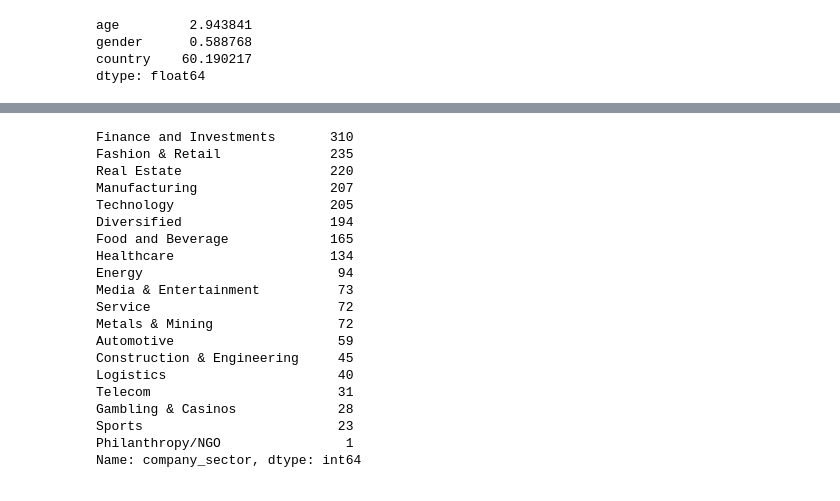
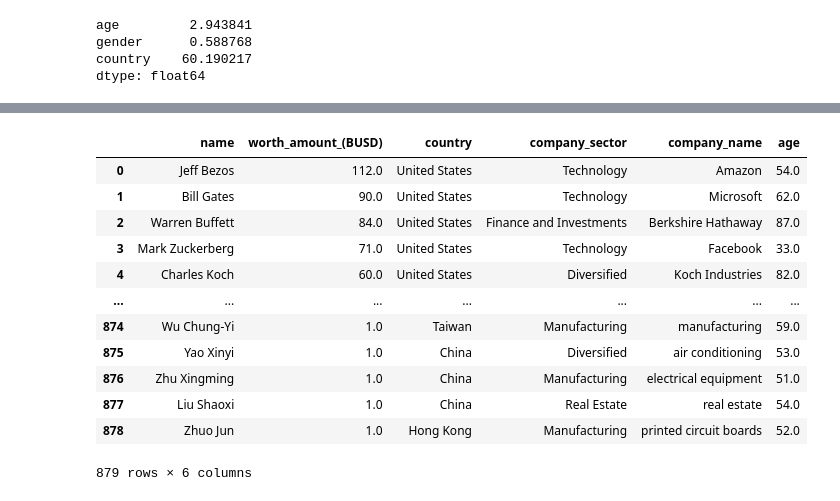
Before and after one commit to vkamg/Ironhack-Module-1-Project---Pipelines, a Jupyter notebook: notebooks/Data_cleaning.ipynb, the cells around one changed output, grey strips where cells are left out. Saved outputs shown, nothing was run; the diff lists cells and outputs as text; code cells hidden in the pictures.

```diff
--- a/notebooks/Notebook_1.ipynb
+++ b/notebooks/Data_cleaning.ipynb
@@ -320,23 +322,21 @@ df_merged.head()
-# %%
-df_merged['company_sector'].value_counts()
-# %% [output]
-Finance and Investments       310
-Fashion & Retail              235
-Real Estate                   220
-Manufacturing                 207
-Technology                    205
-Diversified                   194
-Food and Beverage             165
-Healthcare                    134
-Energy                         94
-Media & Entertainment          73
-Service                        72
-Metals & Mining                72
-Automotive                     59
-Construction & Engineering     45
-Logistics                      40
-Telecom                        31
-Gambling & Casinos             28
-Sports                         23
-Philanthropy/NGO                1
-Name: company_sector, dtype: int64
+# %%
+columns = ['name', 'worth_amount_(BUSD)', 'country', 'company_sector', 'company_name', 'age']
+df_cleaned = df_merged[columns]
+# %%
+df_cleaned = df_cleaned.sort_values(by='worth_amount_(BUSD)', ascending=False)
+# %%
+df_cleaned.reset_index(drop=True)
+# %% [output]
+|  | name | worth_amount_(BUSD) | country | company_sector | company_name | age |
+| 0 | Jeff Bezos | 112.0 | United States | Technology | Amazon | 54.0 |
+| 1 | Bill Gates | 90.0 | United States | Technology | Microsoft | 62.0 |
+| 2 | Warren Buffett | 84.0 | United States | Finance and Investments | Berkshire Hathaway | 87.0 |
+| 3 | Mark Zuckerberg | 71.0 | United States | Technology | Facebook | 33.0 |
+| 4 | Charles Koch | 60.0 | United States | Diversified | Koch Industries | 82.0 |
+| ... | ... | ... | ... | ... | ... | ... |
+| 874 | Wu Chung-Yi | 1.0 | Taiwan | Manufacturing | manufacturing | 59.0 |
+| 875 | Yao Xinyi | 1.0 | China | Diversified | air conditioning | 53.0 |
+| 876 | Zhu Xingming | 1.0 | China | Manufacturing | electrical equipment | 51.0 |
+| 877 | Liu Shaoxi | 1.0 | China | Real Estate | real estate | 54.0 |
+| 878 | Zhuo Jun | 1.0 | Hong Kong | Manufacturing | printed circuit boards | 52.0 |
+879 rows × 6 columns
```
Also changed, not shown: parts of 4 cells of this notebook, 1 other file.
